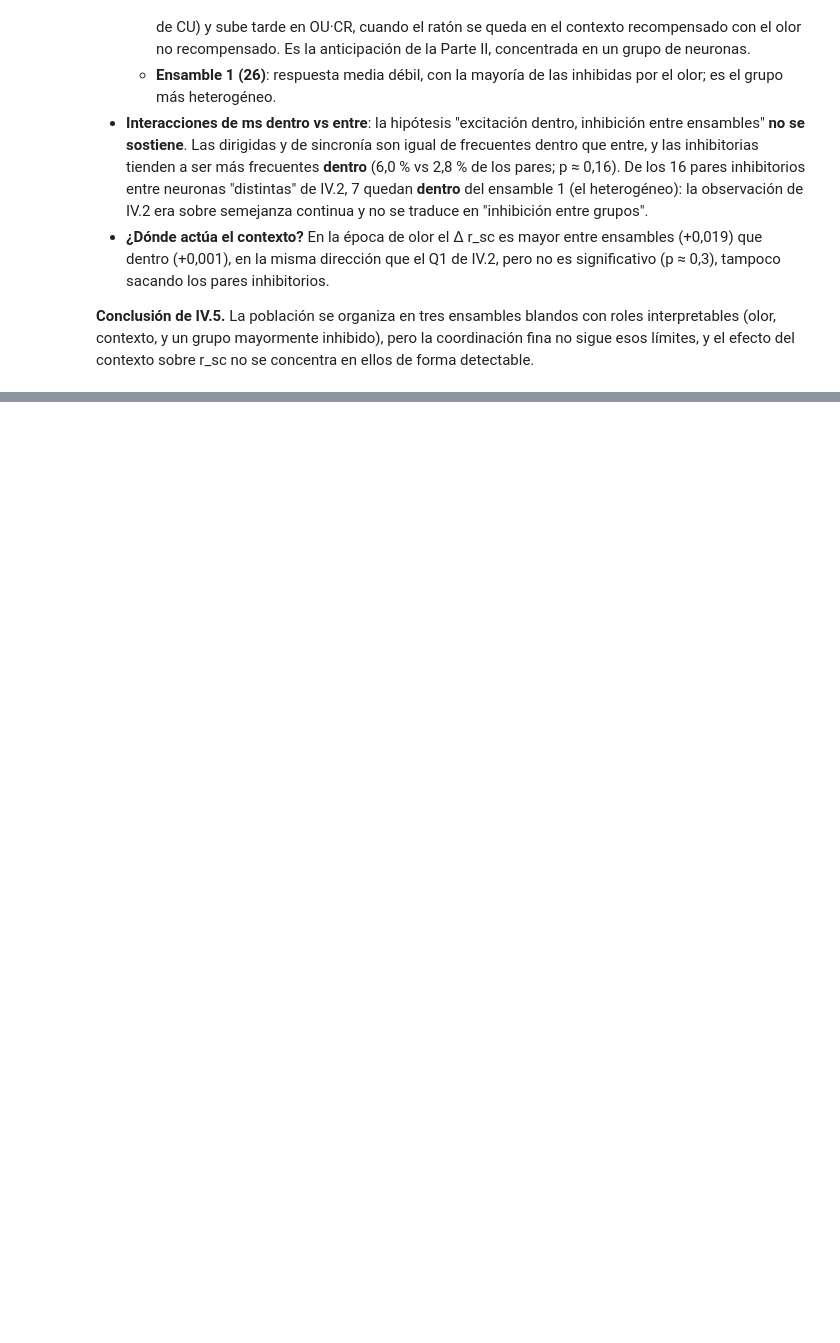
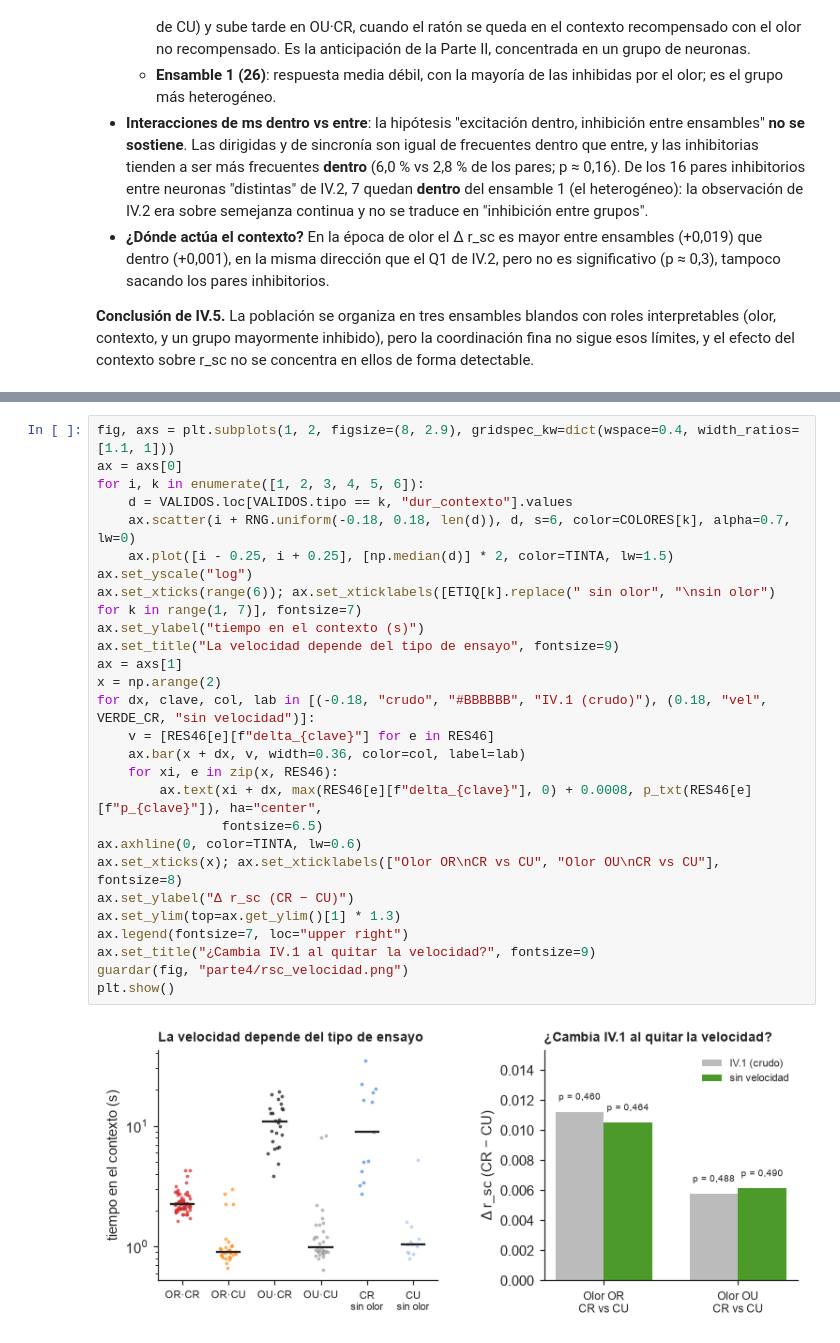
Before and after one commit to SantiNG101/final-neuro, a Jupyter notebook: trabajo_final.ipynb, the cells around one changed output, grey strips where cells are left out. Saved outputs shown, nothing was run; the diff lists cells and outputs as text; blank space fills up the shorter version.

Commit message:
parte 4 - 6

```diff
--- a/trabajo_final.ipynb
+++ b/trabajo_final.ipynb
@@ -1950,0 +2004,29 @@ se concentra en ellos de forma detectable.
+# %%
+fig, axs = plt.subplots(1, 2, figsize=(8, 2.9), gridspec_kw=dict(wspace=0.4, width_ratios=[1.1, 1]))
+ax = axs[0]
+for i, k in enumerate([1, 2, 3, 4, 5, 6]):
+    d = VALIDOS.loc[VALIDOS.tipo == k, "dur_contexto"].values
+    ax.scatter(i + RNG.uniform(-0.18, 0.18, len(d)), d, s=6, color=COLORES[k], alpha=0.7, lw=0)
+    ax.plot([i - 0.25, i + 0.25], [np.median(d)] * 2, color=TINTA, lw=1.5)
+ax.set_yscale("log")
+ax.set_xticks(range(6)); ax.set_xticklabels([ETIQ[k].replace(" sin olor", "\nsin olor") for k in range(1, 7)], fontsize=7)
+ax.set_ylabel("tiempo en el contexto (s)")
+ax.set_title("La velocidad depende del tipo de ensayo", fontsize=9)
+ax = axs[1]
+x = np.arange(2)
+for dx, clave, col, lab in [(-0.18, "crudo", "#BBBBBB", "IV.1 (crudo)"), (0.18, "vel", VERDE_CR, "sin velocidad")]:
+    v = [RES46[e][f"delta_{clave}"] for e in RES46]
+    ax.bar(x + dx, v, width=0.36, color=col, label=lab)
+    for xi, e in zip(x, RES46):
+        ax.text(xi + dx, max(RES46[e][f"delta_{clave}"], 0) + 0.0008, p_txt(RES46[e][f"p_{clave}"]), ha="center",
+                fontsize=6.5)
+ax.axhline(0, color=TINTA, lw=0.6)
+ax.set_xticks(x); ax.set_xticklabels(["Olor OR\nCR vs CU", "Olor OU\nCR vs CU"], fontsize=8)
+ax.set_ylabel("Δ r_sc (CR − CU)")
+ax.set_ylim(top=ax.get_ylim()[1] * 1.3)
+ax.legend(fontsize=7, loc="upper right")
+ax.set_title("¿Cambia IV.1 al quitar la velocidad?", fontsize=9)
+guardar(fig, "parte4/rsc_velocidad.png")
+plt.show()
+# %% [output]
+[figure, added]
```
Also changed, not shown: parts of 10 cells of this notebook, 5 other files.
